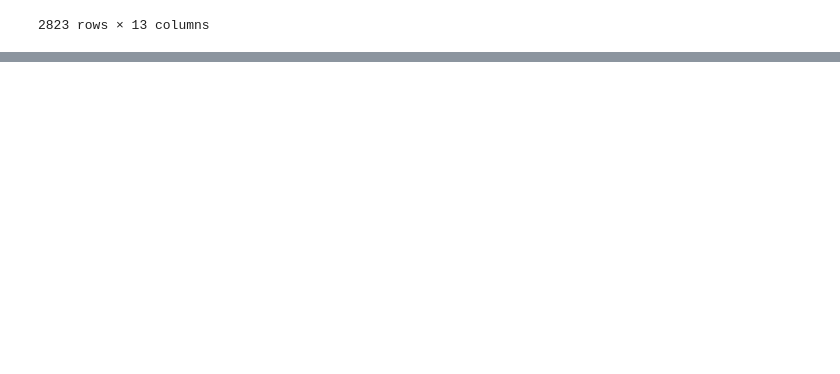
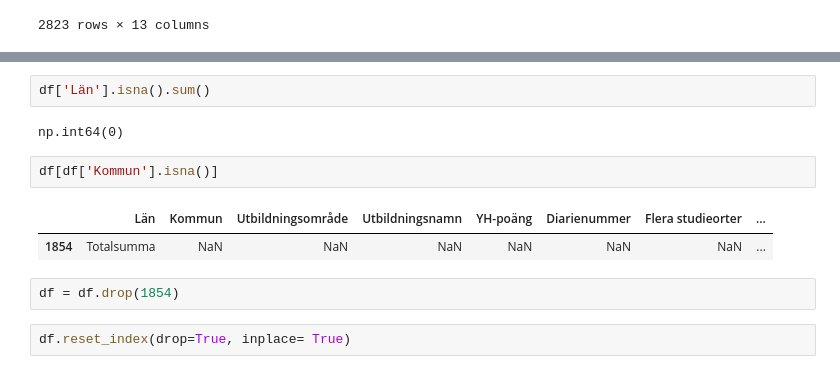
Before and after one commit to LAjoyan/EDA_Pandas, a Jupyter notebook: part_2/part_2.ipynb, the cells around one changed output, grey strips where cells are left out. Cells and saved outputs as stored; diff of their text form; blank space fills up the shorter version.

Commit message:
deleted the footer row 'Totalsumma' which was mistakenly read as data

```diff
--- a/part_2/part_2.ipynb
+++ b/part_2/part_2.ipynb
@@ -396,0 +407,13 @@ df
+# %%
+df['Län'].isna().sum()
+# %% [output]
+np.int64(0)
+# %%
+df[df['Kommun'].isna()]
+# %% [output]
+|  | Län | Kommun | Utbildningsområde | Utbildningsnamn | YH-poäng | Diarienummer | Flera studieorter | ... |
+| 1854 | Totalsumma | NaN | NaN | NaN | NaN | NaN | NaN | ... |
+# %%
+df = df.drop(1854)
+# %%
+df.reset_index(drop=True, inplace= True)
```
Also changed, not shown: parts of 2 cells of this notebook.
